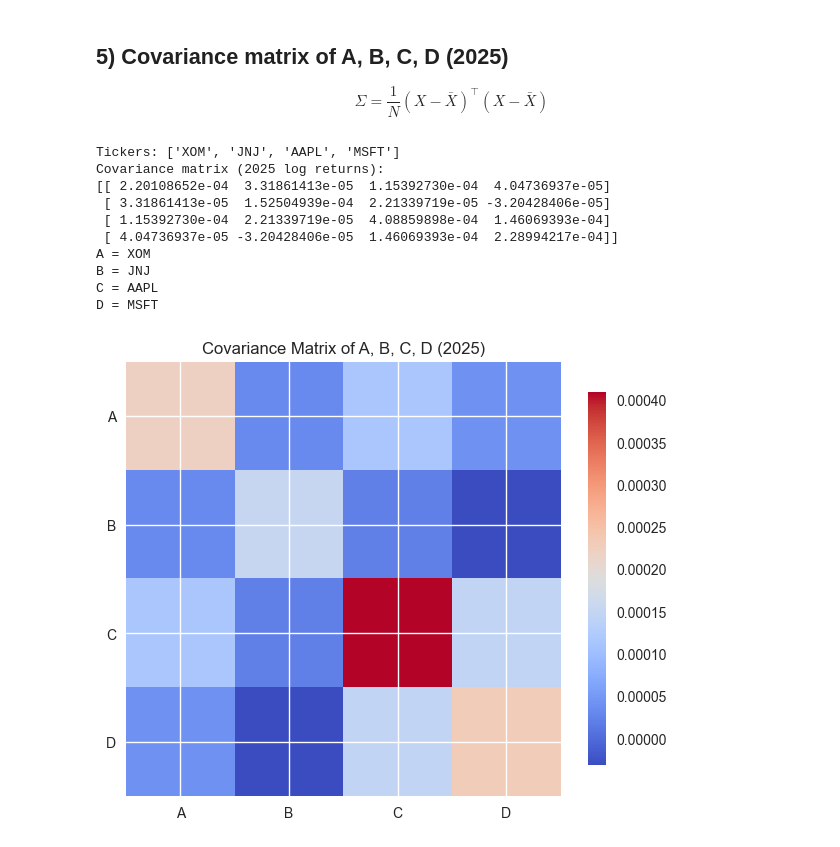
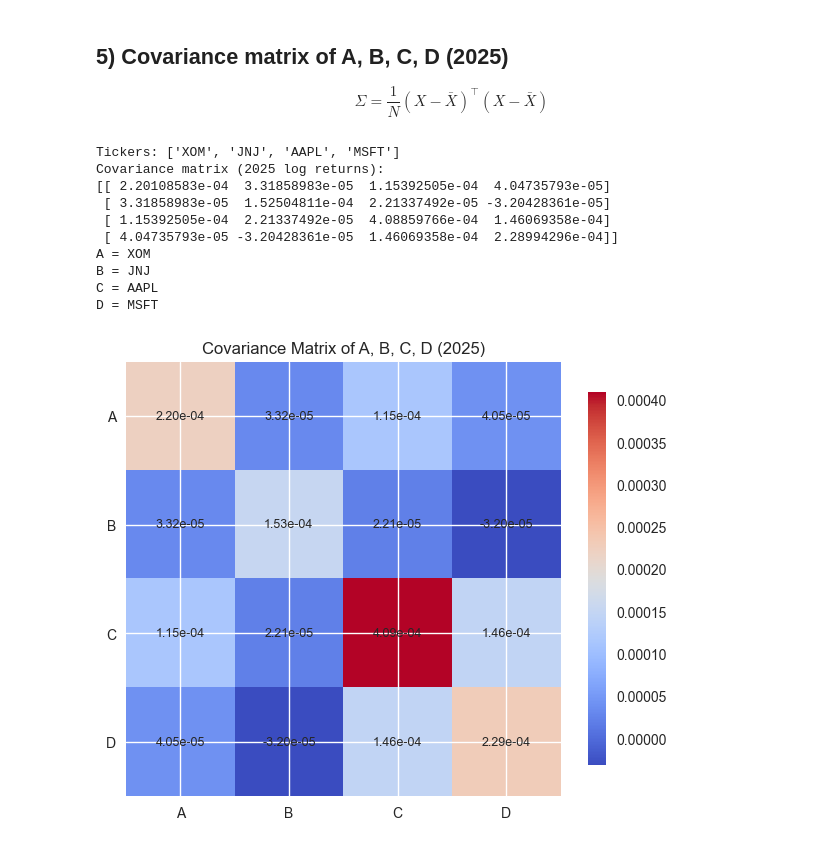
Before and after one commit to yuno-404/python_quant_code, a Jupyter notebook: notebooks/stochastic_process/stochastic_process_walkthrough.ipynb, the cells around one changed output. Cells and saved outputs as stored; diff of their text form; code cells hidden in the pictures.

```diff
--- a/notebooks/stochastic_process/stochastic_process_walkthrough.ipynb
+++ b/notebooks/stochastic_process/stochastic_process_walkthrough.ipynb
@@ -189,36 +189,40 @@ def covariance_matrix(data):
     centered = data_array - np.mean(data_array, axis=0)
     n_samples = data_array.shape[0]
     # Sigma = (1/N) * (X - X_bar)^T @ (X - X_bar)
     return (centered.T @ centered) / n_samples
 
 tickers = [a_ticker, b_ticker, c_ticker, d_ticker]
 returns_all = fetch_2025_log_returns(tickers)
 matrix = returns_all[tickers].to_numpy(float)
 cov = covariance_matrix(matrix)
 
 print("Tickers:", tickers)
 print("Covariance matrix (2025 log returns):")
 print(np.array2string(cov, precision=8))
 for i, ticker in enumerate(tickers):
     print(f"{['A', 'B', 'C', 'D'][i]} = {ticker}")
 
 fig, ax = plt.subplots(figsize=(6, 5))
-im = ax.imshow(cov, cmap="coolwarm")
+im = ax.imshow(cov, cmap="coolwarm", interpolation="nearest")
 ax.set_title("Covariance Matrix of A, B, C, D (2025)")
 ax.set_xticks(range(4), ["A", "B", "C", "D"])
 ax.set_yticks(range(4), ["A", "B", "C", "D"])
+# Annotate each cell with its numeric value
+for i in range(4):
+    for j in range(4):
+        ax.text(j, i, f"{cov[i, j]:.2e}", ha="center", va="center", fontsize=9)
 fig.colorbar(im, ax=ax, shrink=0.85)
 plt.tight_layout()
 plt.show()
 # %% [output]
 Tickers: ['XOM', 'JNJ', 'AAPL', 'MSFT']
 Covariance matrix (2025 log returns):
-[[ 2.20108652e-04  3.31861413e-05  1.15392730e-04  4.04736937e-05]
- [ 3.31861413e-05  1.52504939e-04  2.21339719e-05 -3.20428406e-05]
- [ 1.15392730e-04  2.21339719e-05  4.08859898e-04  1.46069393e-04]
- [ 4.04736937e-05 -3.20428406e-05  1.46069393e-04  2.28994217e-04]]
+[[ 2.20108583e-04  3.31858983e-05  1.15392505e-04  4.04735793e-05]
+ [ 3.31858983e-05  1.52504811e-04  2.21337492e-05 -3.20428361e-05]
+ [ 1.15392505e-04  2.21337492e-05  4.08859766e-04  1.46069358e-04]
+ [ 4.04735793e-05 -3.20428361e-05  1.46069358e-04  2.28994296e-04]]
 A = XOM
 B = JNJ
 C = AAPL
 D = MSFT
-[figure, old version]
+[figure, new version]
```
Also changed, not shown: 1 other file.
